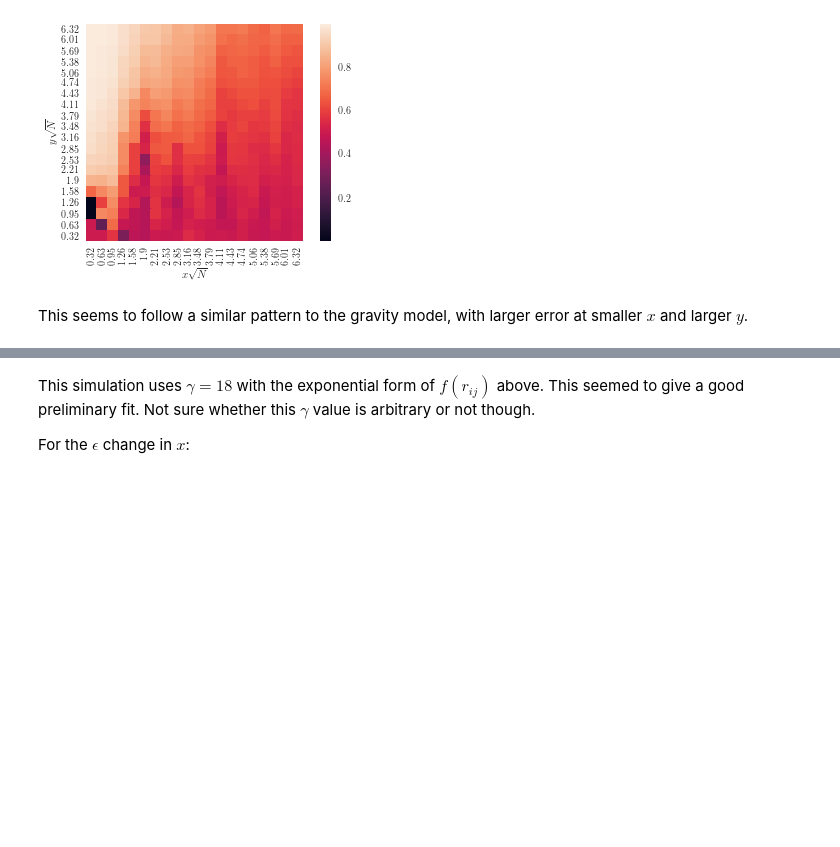
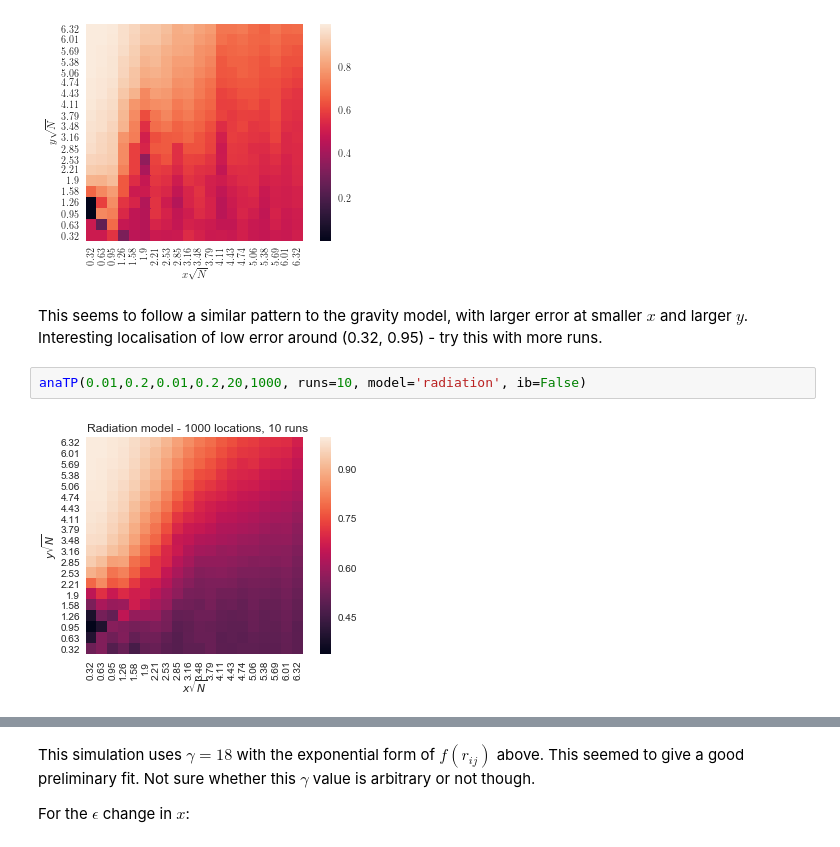
Before and after one commit to jbremz/human_mob, a Jupyter notebook: Notebooks/JB Log.ipynb, the cells around one changed output, grey strips where cells are left out. Cells and saved outputs as stored; diff of their text form; blank space fills up the shorter version.

```diff
--- a/Notebooks/JB Log.ipynb
+++ b/Notebooks/JB Log.ipynb
@@ -37,4 +38,8 @@ anaTP(0.01,0.2,0.01,0.2,20,1000, model='radiation', ib=False)
 # %% [output]
 [figure]
 # %% [markdown]
-This seems to follow a similar pattern to the gravity model, with larger error at smaller $x$ and larger $y$.
+This seems to follow a similar pattern to the gravity model, with larger error at smaller $x$ and larger $y$. Interesting localisation of low error around (0.32, 0.95) - try this with more runs.
+# %%
+anaTP(0.01,0.2,0.01,0.2,20,1000, runs=10, model='radiation', ib=False)
+# %% [output]
+[figure, added]
```
Also changed, not shown: parts of 9 cells of this notebook, 1 other file.
